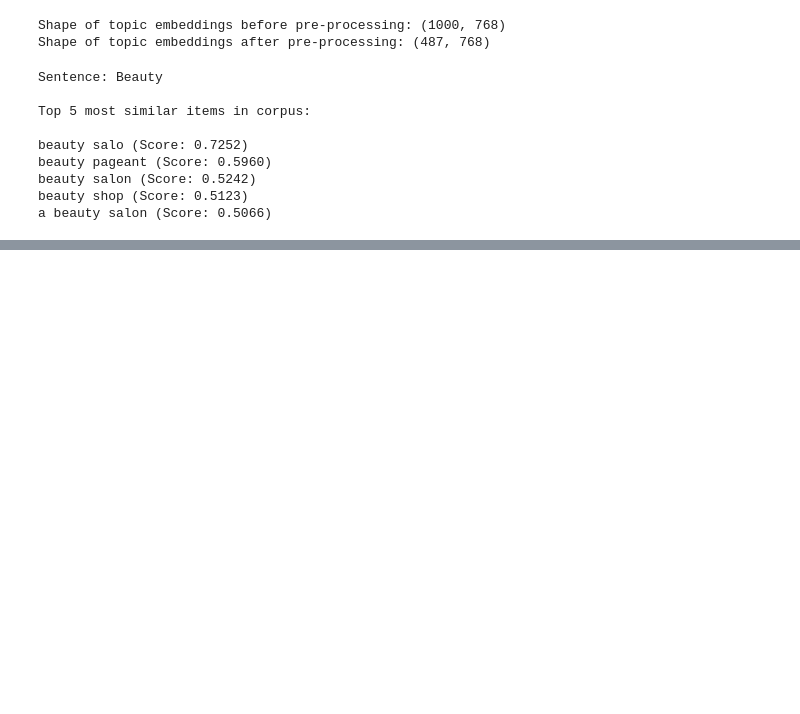
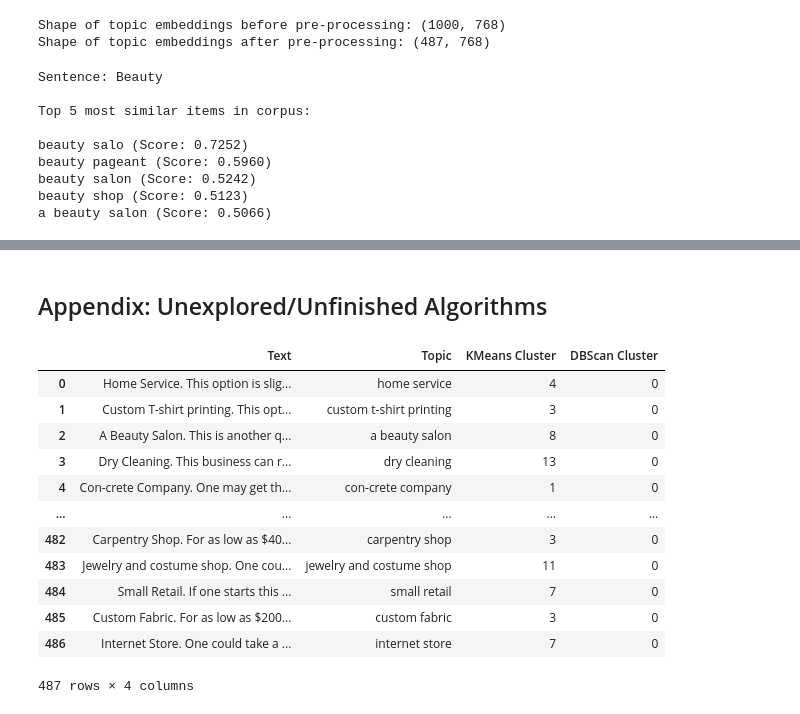
Before and after one commit to NimbleBoxAI/Mega-Gen, a Jupyter notebook: notebooks/Semantic_Similarity.ipynb, the cells around one changed output, grey strips where cells are left out. Drawn from its saved outputs; the diff is of its cells as text; code cells hidden in the pictures; blank space fills up the shorter version.

```diff
--- a/notebooks/Semantic_Similarity.ipynb
+++ b/notebooks/Semantic_Similarity.ipynb
@@ -139,8 +139,9 @@ def dbscan(data:list):
 
     from sklearn.cluster import DBSCAN
 
-    db_default = DBSCAN(eps = 0.0375, min_samples = 3).fit(data)
-    cluster_assignment = db_default.labels_
+    clustering_model = DBSCAN(eps = 0.0375, min_samples = 3)
+    clustering_model.fit(data)
+    cluster_assignment = clustering_model.labels_
 
     return cluster_assignment
 # %%
@@ -389,19 +424,43 @@ df_refined.to_csv(data_path[:-4]+'.csv')
+# %% [markdown]
+## Appendix: Unexplored/Unfinished Algorithms
 # %%
 # DBScan Pipeline
 
 # Define number of clusters to show (note number of clusters is automatically determined)
 num_clusters = 75
 
 # Reduce Dimentions using TSNE
 topics_red = reduce_dims(topics_embeddings,alg='tsne',num_components=3)
 
 # Apply DBScan Clustering
 cluster_assignment = dbscan(data=topics_embeddings) # data=topics_embeddings, topics_red
-df['Cluster'] = cluster_assignment
+
+clust_col_name = 'DBScan Cluster'
+df[clust_col_name] = cluster_assignment
 
 # Refine the clusters using LCS
-df_refined = refine_clusters(df)
-df_refined = df_refined[['Text', 'Topic', 'Cluster']]
+#df_refined = refine_clusters(df, num_clusters, clust_col_name)
+#df_refined = df_refined[['Text', 'Topic', clust_col_name]]
+#df_refined.reset_index(drop=True, inplace=True)
+
+display(df)
 
 # Print clusters cohesively
-print_clusters(num_clusters, df_refined, 5)
+#print_clusters(num_clusters, df_refined, clust_col_name, 5)
+
+# Save data as CSV
+#df_refined.to_csv(data_path[:-4]+'.csv')
+# %% [output]
+|  | Text | Topic | KMeans Cluster | DBScan Cluster |
+| 0 | Home Service. This option is slig... | home service | 4 | 0 |
+| 1 | Custom T-shirt printing. This opt... | custom t-shirt printing | 3 | 0 |
+| 2 | A Beauty Salon. This is another q... | a beauty salon | 8 | 0 |
+| 3 | Dry Cleaning. This business can r... | dry cleaning | 13 | 0 |
+| 4 | Con-crete Company. One may get th... | con-crete company | 1 | 0 |
+| ... | ... | ... | ... | ... |
+| 482 | Carpentry Shop. For as low as $40... | carpentry shop | 3 | 0 |
+| 483 | Jewelry and costume shop. One cou... | jewelry and costume shop | 11 | 0 |
+| 484 | Small Retail. If one starts this ... | small retail | 7 | 0 |
+| 485 | Custom Fabric. For as low as $200... | custom fabric | 3 | 0 |
+| 486 | Internet Store. One could take a ... | internet store | 7 | 0 |
+487 rows × 4 columns
```
Also changed, not shown: parts of 6 cells of this notebook.
